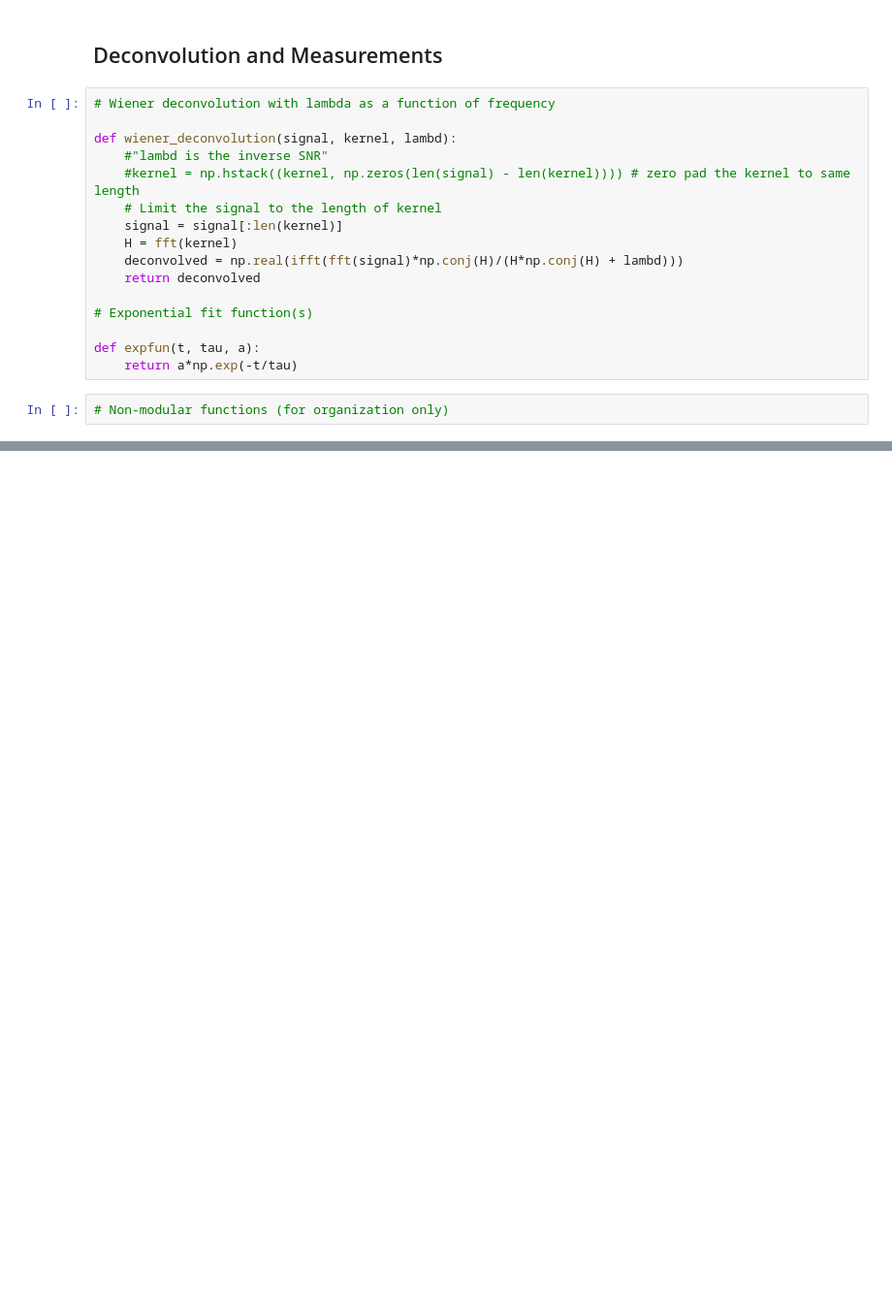
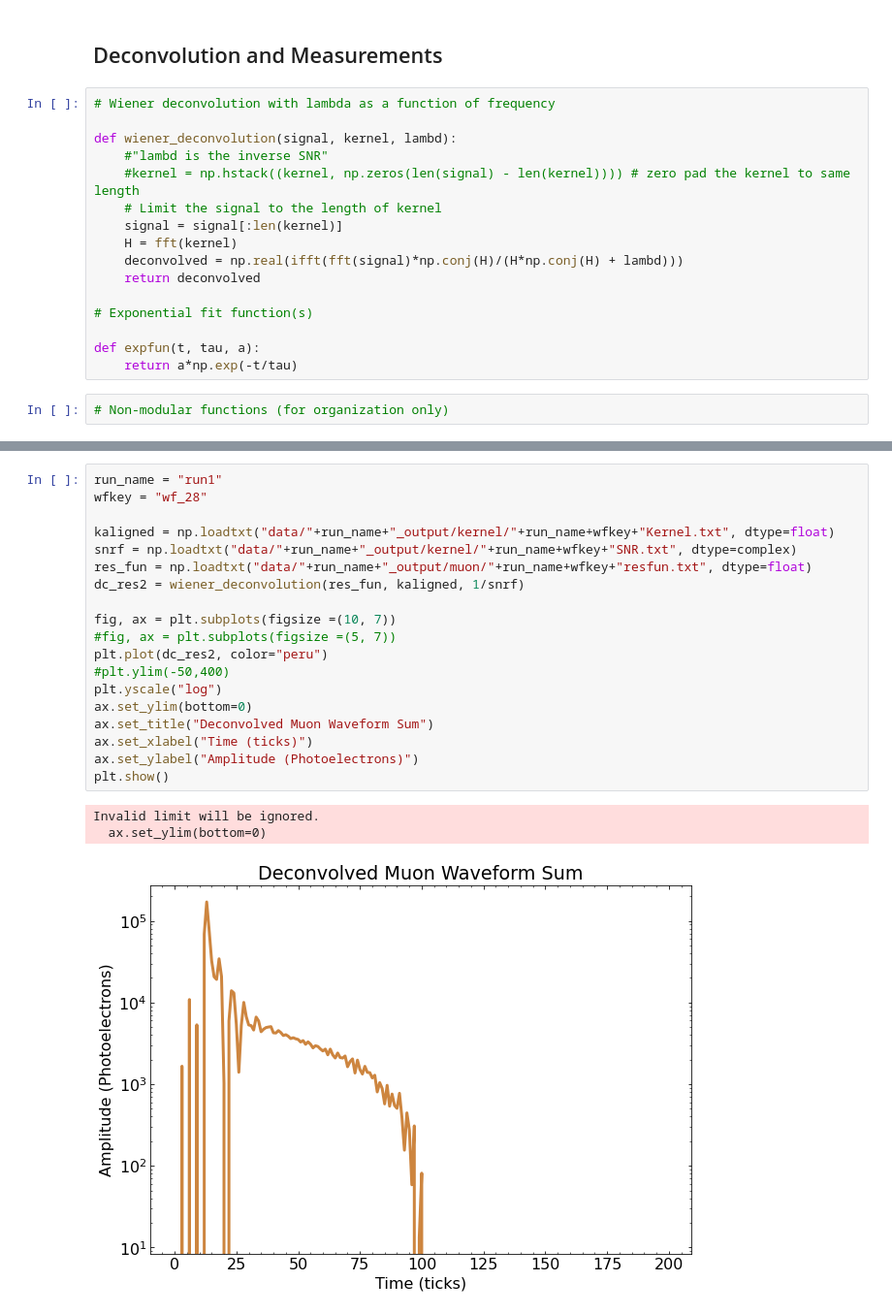
Before and after one commit to EdgarMao/latelight, a Jupyter notebook: latelight_modular.ipynb, the cells around one changed output, grey strips where cells are left out. Shown at 97% size. Cells and saved outputs as stored; diff of their text form; blank space fills up the shorter version.

```diff
--- a/latelight_modular.ipynb
+++ b/latelight_modular.ipynb
@@ -550,0 +577,23 @@ plt.show()
+# %%
+run_name = "run1"
+wfkey = "wf_28"
+
+kaligned = np.loadtxt("data/"+run_name+"_output/kernel/"+run_name+wfkey+"Kernel.txt", dtype=float)
+snrf = np.loadtxt("data/"+run_name+"_output/kernel/"+run_name+wfkey+"SNR.txt", dtype=complex)
+res_fun = np.loadtxt("data/"+run_name+"_output/muon/"+run_name+wfkey+"resfun.txt", dtype=float)
+dc_res2 = wiener_deconvolution(res_fun, kaligned, 1/snrf)
+
+fig, ax = plt.subplots(figsize =(10, 7))
+#fig, ax = plt.subplots(figsize =(5, 7))
+plt.plot(dc_res2, color="peru")
+#plt.ylim(-50,400)
+plt.yscale("log")
+ax.set_ylim(bottom=0)
+ax.set_title("Deconvolved Muon Waveform Sum")
+ax.set_xlabel("Time (ticks)")
+ax.set_ylabel("Amplitude (Photoelectrons)")
+plt.show()
+# %% [output]
+Invalid limit will be ignored.
+  ax.set_ylim(bottom=0)
+[figure, added]
```
Also changed, not shown: parts of 7 cells of this notebook.
